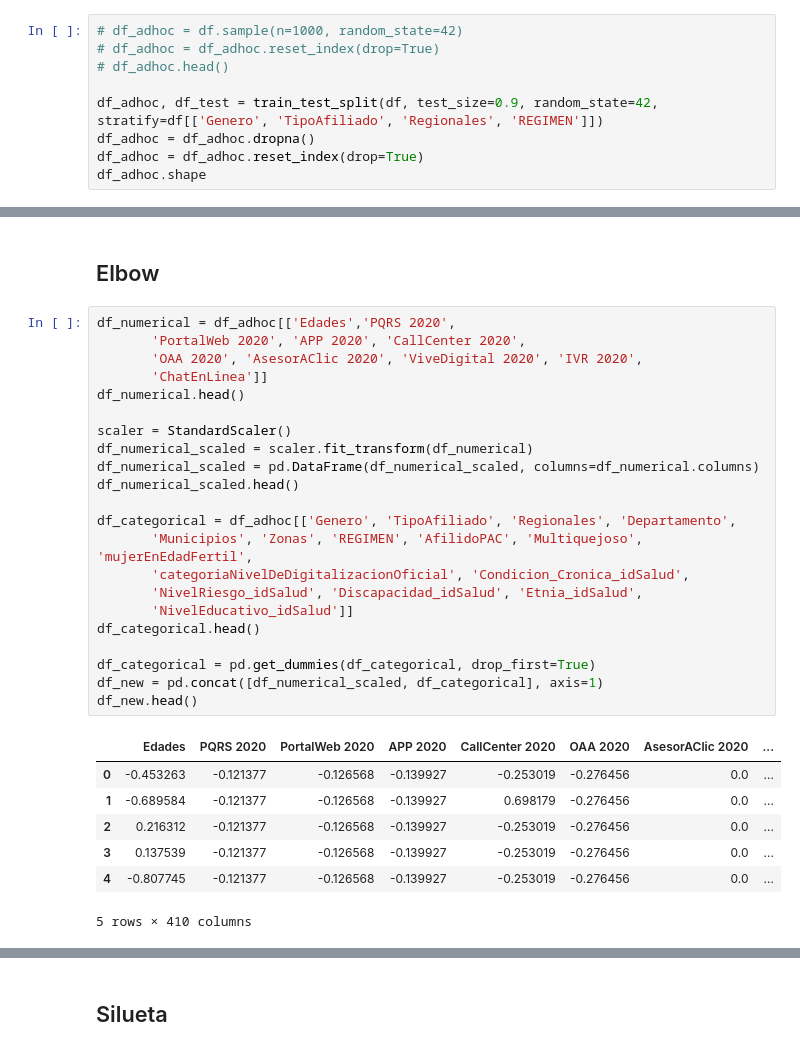
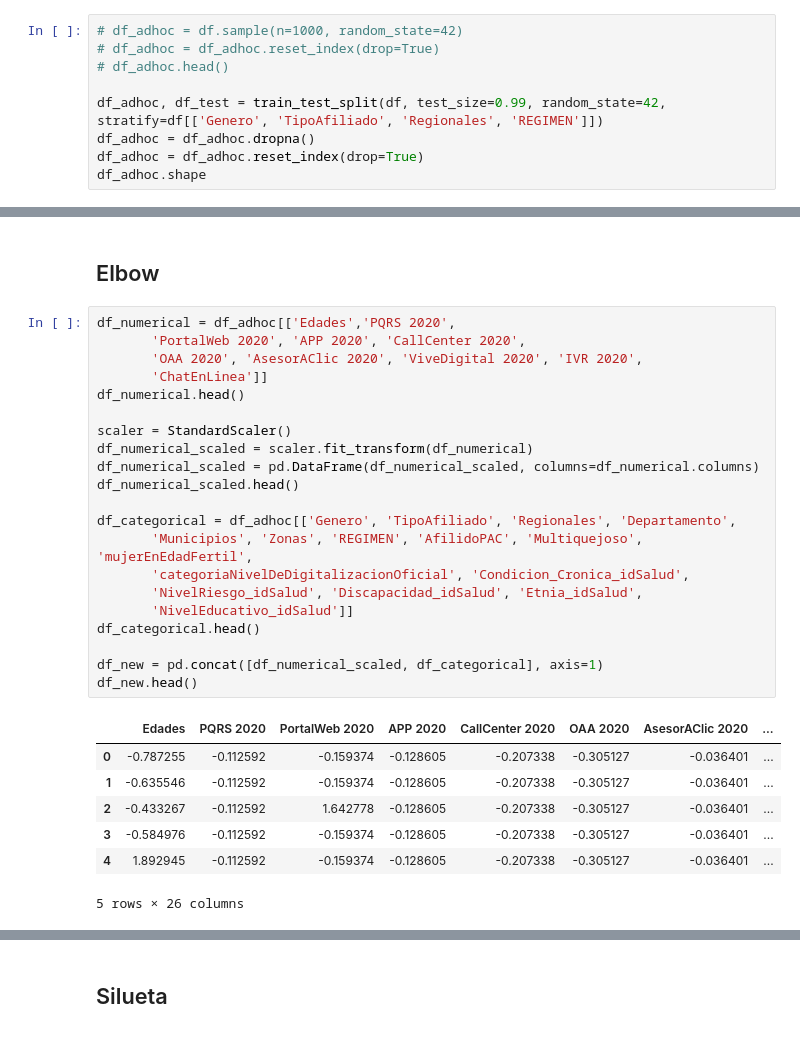
Before and after one commit to cdgonzalezr1/proyecto_aprendizaje_no_supervisado, a Jupyter notebook: proyecto_arquetipos.ipynb, the cells around one changed output, grey strips where cells are left out. Saved outputs shown, nothing was run; the diff lists cells and outputs as text.

```diff
--- a/proyecto_arquetipos.ipynb
+++ b/proyecto_arquetipos.ipynb
@@ -190,7 +193,7 @@ Name: Generacion, dtype: int64
 # df_adhoc = df_adhoc.reset_index(drop=True)
 # df_adhoc.head()
 
-df_adhoc, df_test = train_test_split(df, test_size=0.9, random_state=42, stratify=df[['Genero', 'TipoAfiliado', 'Regionales', 'REGIMEN']])
+df_adhoc, df_test = train_test_split(df, test_size=0.99, random_state=42, stratify=df[['Genero', 'TipoAfiliado', 'Regionales', 'REGIMEN']])
 df_adhoc = df_adhoc.dropna()
 df_adhoc = df_adhoc.reset_index(drop=True)
 df_adhoc.shape
@@ -284,30 +287,29 @@ silhouette_score(df_new, clusters_std)
 # %%
 df_numerical = df_adhoc[['Edades','PQRS 2020',
        'PortalWeb 2020', 'APP 2020', 'CallCenter 2020',
        'OAA 2020', 'AsesorAClic 2020', 'ViveDigital 2020', 'IVR 2020',
        'ChatEnLinea']]
 df_numerical.head()
 
 scaler = StandardScaler()
 df_numerical_scaled = scaler.fit_transform(df_numerical)
 df_numerical_scaled = pd.DataFrame(df_numerical_scaled, columns=df_numerical.columns)
 df_numerical_scaled.head()
 
 df_categorical = df_adhoc[['Genero', 'TipoAfiliado', 'Regionales', 'Departamento',
        'Municipios', 'Zonas', 'REGIMEN', 'AfilidoPAC', 'Multiquejoso', 'mujerEnEdadFertil',
        'categoriaNivelDeDigitalizacionOficial', 'Condicion_Cronica_idSalud',
        'NivelRiesgo_idSalud', 'Discapacidad_idSalud', 'Etnia_idSalud',
        'NivelEducativo_idSalud']]
 df_categorical.head()
 
-df_categorical = pd.get_dummies(df_categorical, drop_first=True)
 df_new = pd.concat([df_numerical_scaled, df_categorical], axis=1)
 df_new.head()
 # %% [output]
 |  | Edades | PQRS 2020 | PortalWeb 2020 | APP 2020 | CallCenter 2020 | OAA 2020 | AsesorAClic 2020 | ... |
-| 0 | -0.453263 | -0.121377 | -0.126568 | -0.139927 | -0.253019 | -0.276456 | 0.0 | ... |
-| 1 | -0.689584 | -0.121377 | -0.126568 | -0.139927 | 0.698179 | -0.276456 | 0.0 | ... |
-| 2 | 0.216312 | -0.121377 | -0.126568 | -0.139927 | -0.253019 | -0.276456 | 0.0 | ... |
-| 3 | 0.137539 | -0.121377 | -0.126568 | -0.139927 | -0.253019 | -0.276456 | 0.0 | ... |
-| 4 | -0.807745 | -0.121377 | -0.126568 | -0.139927 | -0.253019 | -0.276456 | 0.0 | ... |
+| 0 | -0.787255 | -0.112592 | -0.159374 | -0.128605 | -0.207338 | -0.305127 | -0.036401 | ... |
+| 1 | -0.635546 | -0.112592 | -0.159374 | -0.128605 | -0.207338 | -0.305127 | -0.036401 | ... |
+| 2 | -0.433267 | -0.112592 | 1.642778 | -0.128605 | -0.207338 | -0.305127 | -0.036401 | ... |
+| 3 | -0.584976 | -0.112592 | -0.159374 | -0.128605 | -0.207338 | -0.305127 | -0.036401 | ... |
+| 4 | 1.892945 | -0.112592 | -0.159374 | -0.128605 | -0.207338 | -0.305127 | -0.036401 | ... |
-5 rows × 410 columns
+5 rows × 26 columns
```
Also changed, not shown: parts of 11 cells of this notebook.
